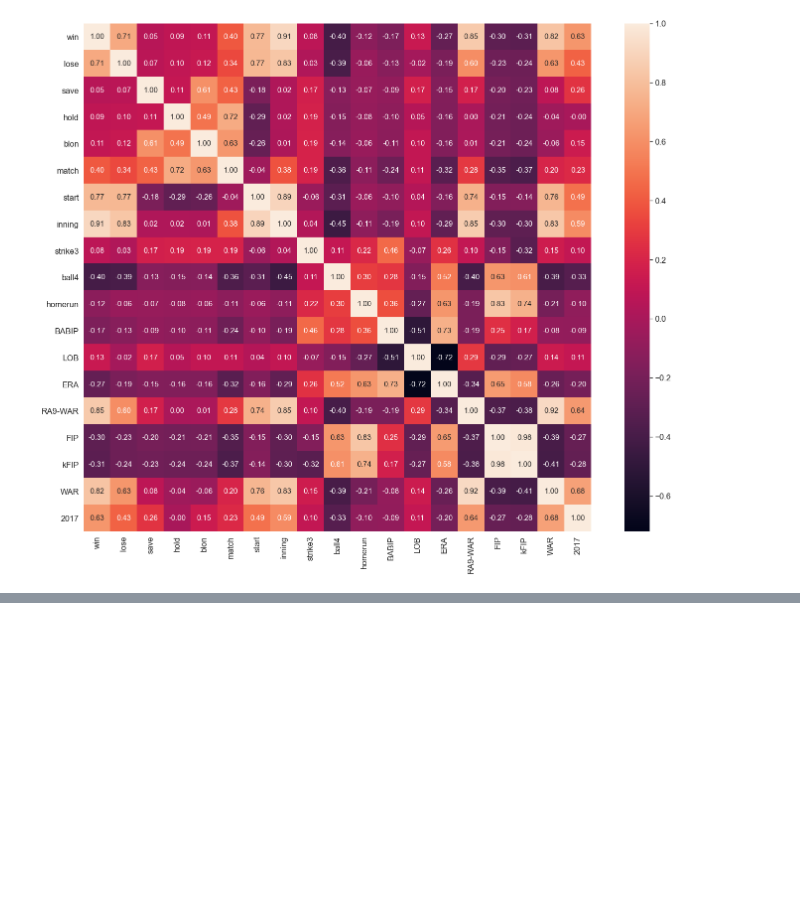
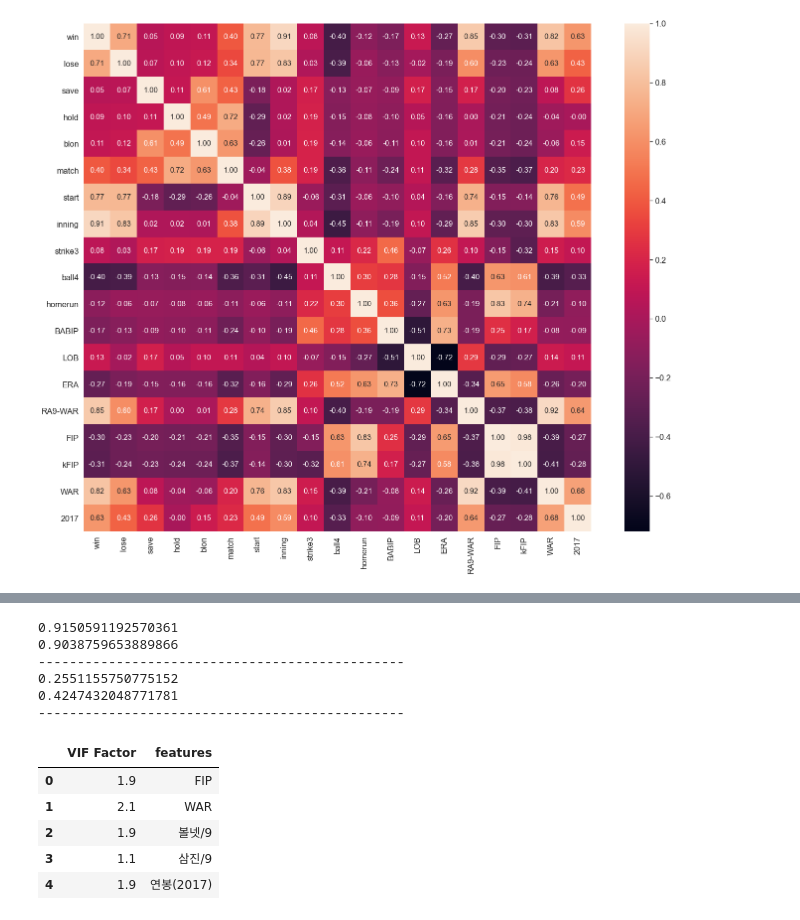
Before and after one commit to chaeminsoo/data_analysis, a Jupyter notebook: salary_predict.ipynb, the cells around one changed output, grey strips where cells are left out. Cells and saved outputs as stored; diff of their text form; code cells hidden in the pictures; blank space fills up the shorter version.

Commit message:
Predict

```diff
--- a/salary_predict.ipynb
+++ b/salary_predict.ipynb
@@ -299,0 +328,37 @@ plt.show()
+# %%
+#new elements
+X = picher_df[['FIP','WAR','볼넷/9','삼진/9','연봉(2017)']]
+y = picher_df['y']
+X_train, X_test, y_train, y_test = train_test_split(X,y,test_size=0.2, random_state=19)
+
+lr = linear_model.LinearRegression()
+model = lr.fit(X_train,y_train)
+
+print(model.score(X_train,y_train))
+print(model.score(X_test,y_test))
+print('-----------------------------------------------')
+
+y_predictions  = lr.predict(X_train)
+print(sqrt(mean_squared_error(y_train, y_predictions)))
+y_predictions  = lr.predict(X_test)
+print(sqrt(mean_squared_error(y_test, y_predictions)))
+print('-----------------------------------------------')
+
+X = picher_df[['FIP','WAR','볼넷/9','삼진/9','연봉(2017)']]
+vif  = pd.DataFrame()
+vif['VIF Factor'] = [variance_inflation_factor(X.values,i) for i in range(X.shape[1])]
+vif['features'] = X.columns
+vif.round(1)
+# %% [output]
+0.9150591192570361
+0.9038759653889866
+-----------------------------------------------
+0.2551155750775152
+0.4247432048771781
+-----------------------------------------------
+|  | VIF Factor | features |
+| 0 | 1.9 | FIP |
+| 1 | 2.1 | WAR |
+| 2 | 1.9 | 볼넷/9 |
+| 3 | 1.1 | 삼진/9 |
+| 4 | 1.9 | 연봉(2017) |
```
Also changed, not shown: parts of 3 cells of this notebook.
